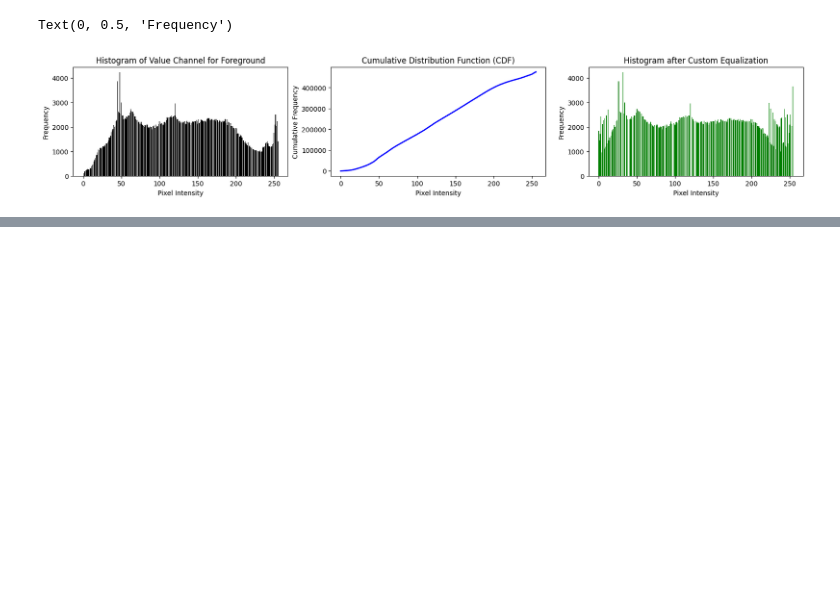
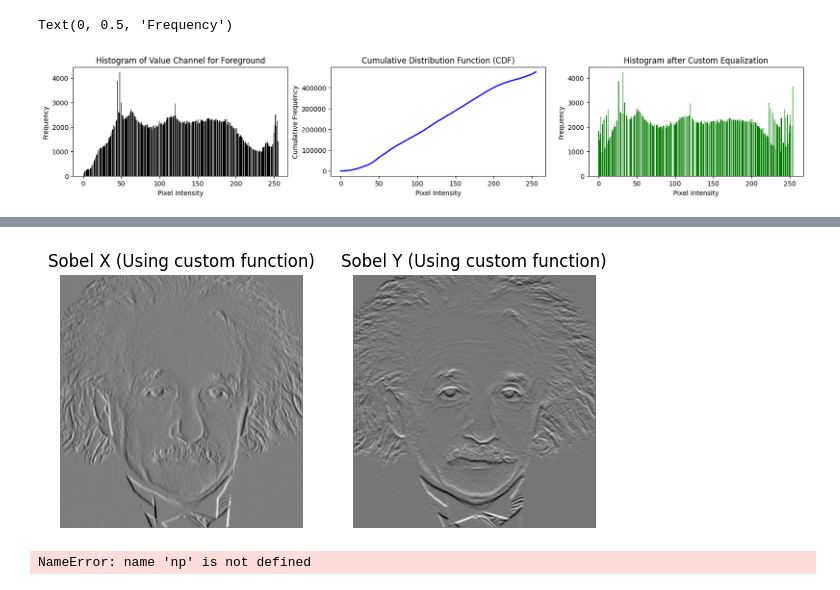
Before and after one commit to ChamodLD/Image-Processing-and-Machine-Vision, a Jupyter notebook: Assignment 01.ipynb, the cells around one changed output, grey strips where cells are left out. Cells and saved outputs as stored; diff of their text form; code cells hidden in the pictures; blank space fills up the shorter version.

```diff
--- a/Assignment 01.ipynb
+++ b/Assignment 01.ipynb
@@ -379,0 +410,68 @@ plt.show()
+# %%
+def apply_filter(image, filter):
+    [rows, columns] = np.shape(image) # Get rows and columns of the image
+    filtered_image = np.zeros(shape=(rows, columns)) # Create empty image
+
+    for i in range(rows - 2):
+        for j in range(columns - 2): # Process 2D convolution
+            value = np.sum(np.multiply(filter, image[i:i + 3, j:j + 3]))
+            filtered_image[i + 1, j + 1] = value
+
+    return filtered_image
+# %%
+# Apply the Sobel filter in the X direction
+sobel_x_filtered = apply_filter(einstein, sobel_x)
+
+# Apply the Sobel filter in the Y direction
+sobel_y_filtered = apply_filter(einstein, sobel_y)
+
+# Create the figure for plotting
+fig, ax = plt.subplots(1, 2, figsize=(6, 3))
+
+ax[0].imshow(sobel_x_filtered, cmap='gray')
+ax[0].set_title('Sobel X (Using custom function)')
+ax[0].axis("off")
+ax[1].imshow(sobel_y_filtered, cmap='gray')
+ax[1].set_title('Sobel Y (Using custom function)')
+ax[1].axis("off")
+
+plt.tight_layout()
+plt.show()
+# %% [output]
+[figure, added]
+# %%
+# Sobel x filter seperated
+sobel_x_vertical = np.array([[1], [2], [1]])
+sobel_x_horizontal = np.array([[1, 0, -1]])
+
+# Sobel y filter seperated
+sobel_y_vertical = np.array([[1], [0], [-1]])
+sobel_y_horizontal = np.array([[1, 2, 1]])
+
+# Apply the vertical and horizontal filters consecutively
+x_mid = cv.filter2D(einstein, cv.CV_64F, sobel_x_horizontal)
+x_filtered_image = cv.filter2D(x_mid, cv.CV_64F, sobel_x_vertical)
+
+y_mid = cv.filter2D(einstein, cv.CV_64F, sobel_y_vertical)
+y_filtered_image = cv.filter2D(y_mid, cv.CV_64F, sobel_y_horizontal)
+
+fig,ax = plt.subplots(1,4,figsize = (20,3))
+ax[0].imshow(x_mid,cmap = 'gray')
+ax[0].set_title('After Horizontal Sobel X Filter')
+ax[0].axis("off")
+
+ax[1].immshow(x_filtered_image,cmap = 'gray')
+ax[1].set_title('After Vertical Sobel X Filter')
+ax[1].axis("off")
+
+ax[2].imshow(y_mid,cmap = 'gray')
+ax[2].set_title('After Vertical Sobel Y Filter')
+ax[2].axis('off')
+
+ax[3].imshow(y_filtered_image,cmap = 'gray')
+ax[3].set_title('After Horizontal Sobel Y Filter')
+ax[3].axis('off')
+
+plt.plot()
+# %% [output]
+NameError: name 'np' is not defined
```
Also changed, not shown: parts of 4 cells of this notebook, 1 other file.
